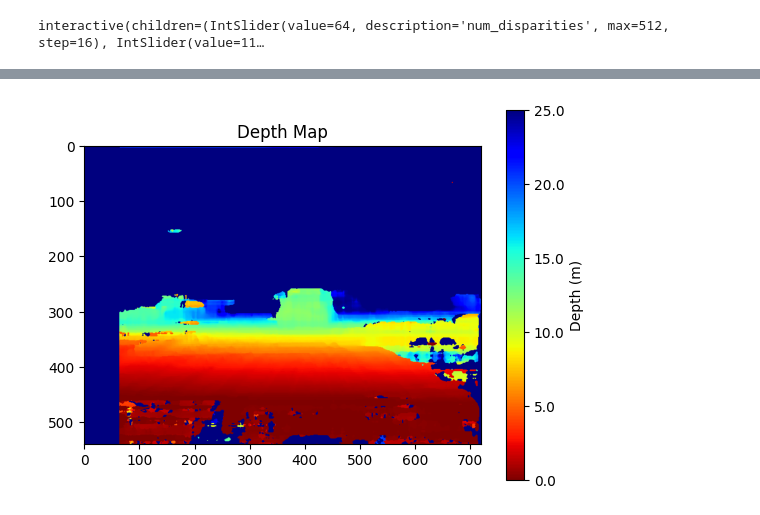
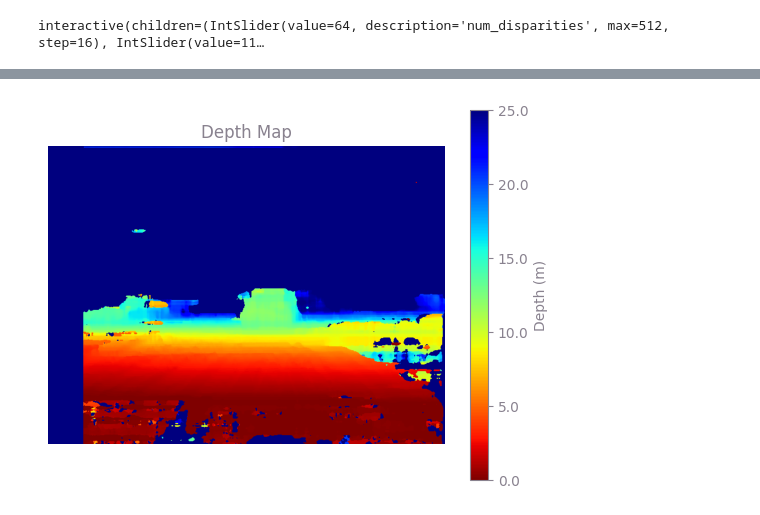
Before and after one commit to vicrion/lab-stereo-depth, a Jupyter notebook: depth.ipynb, the cells around one changed output, grey strips where cells are left out. Drawn from its saved outputs; the diff is of its cells as text; code cells hidden in the pictures.

Commit message:
upd depth script

```diff
--- a/depth.ipynb
+++ b/depth.ipynb
@@ -107,3 +102,27 @@ disparity = interactive(compute_disparity,
 display(disparity)
 # %% [output]
 interactive(children=(IntSlider(value=64, description='num_disparities', max=512, step=16), IntSlider(value=11…
+# %%
+settings = {w.description: w for w in disparity.children if hasattr(w, 'description')}
+print(settings)
+disparity_map = compute_disparity(left_rectified, right_rectified, settings['num_disparities'].value, settings['block_size'].value, settings['window_size'].value, False)
+
+text_color = "#89828F"
+plt.rcParams.update({
+    "text.color": text_color,        # General text (titles, labels, etc.)
+    "axes.labelcolor": text_color,   # X and Y axis labels
+    "xtick.color": text_color,       # X-axis tick labels
+    "ytick.color": text_color,       # Y-axis tick labels
+    "axes.edgecolor": text_color,    # Axis border color
+})
+
+fig, ax = plt.subplots()
+im = plt.imshow(disparity_map, cmap=plt.colormaps['cividis'])
+# Create a colorbar with depth values in meters
+cbar = fig.colorbar(im, ax=ax, label='Disparity, pixels')
+
+# Add title and show the plot
+ax.set_title('Disparity Map')
+plt.axis('off')
+
+plt.savefig("disparity.png", bbox_inches='tight', transparent=True)
@@ -117,33 +139,34 @@ def calc_depth_map(disparity, focal_length, baseline):
     depth_map = np.single(focal_length * baseline) / np.single(disparity)
     return depth_map
 
 focal_length = K1[0, 0]  # Focal length in pixels
 baseline = np.linalg.norm(T)  # Baseline in mm
-disparity_map = disparity.result
 depth_map = calc_depth_map(disparity_map, focal_length, baseline)
 
 # Clip depth map to a reasonable range (e.g., ignore values beyond a certain depth)
 max_depth = 25000  # Set a maximum depth threshold (e.g., 10 meters = 10000 mm)
 depth_map_clipped = np.clip(depth_map, 0, max_depth)
 
 # Normalize the depth map for visualization
 depth_map_normalized = cv2.normalize(depth_map_clipped, None, alpha=0, beta=255, norm_type=cv2.NORM_MINMAX, dtype=cv2.CV_8U)
 
 fig, ax = plt.subplots()
 im = plt.imshow(depth_map_normalized, cmap=plt.colormaps['jet_r'])
 # Create a colorbar with depth values in meters
 cbar = fig.colorbar(im, ax=ax, label='Depth (m)')
 
 # Map the normalized pixel values (0-255) back to depth values in meters
 cbar_ticks = np.linspace(0, 255, num=6)  # 6 ticks for the colorbar
 depth_ticks = np.linspace(0, max_depth / 1000, num=6)  # Convert depth to meters
 
 # Set the colorbar ticks and labels
 cbar.set_ticks(cbar_ticks)
 cbar.set_ticklabels([f'{depth:.1f}' for depth in depth_ticks])
 
 # Add title and show the plot
 ax.set_title('Depth Map')
-plt.show()
+plt.axis('off')
+
+plt.savefig("depth.png", bbox_inches='tight', transparent=True)
 # %% [output]
-[figure, old version]
+[figure, new version]
```
Also changed, not shown: parts of 3 cells of this notebook, 2 other files.
